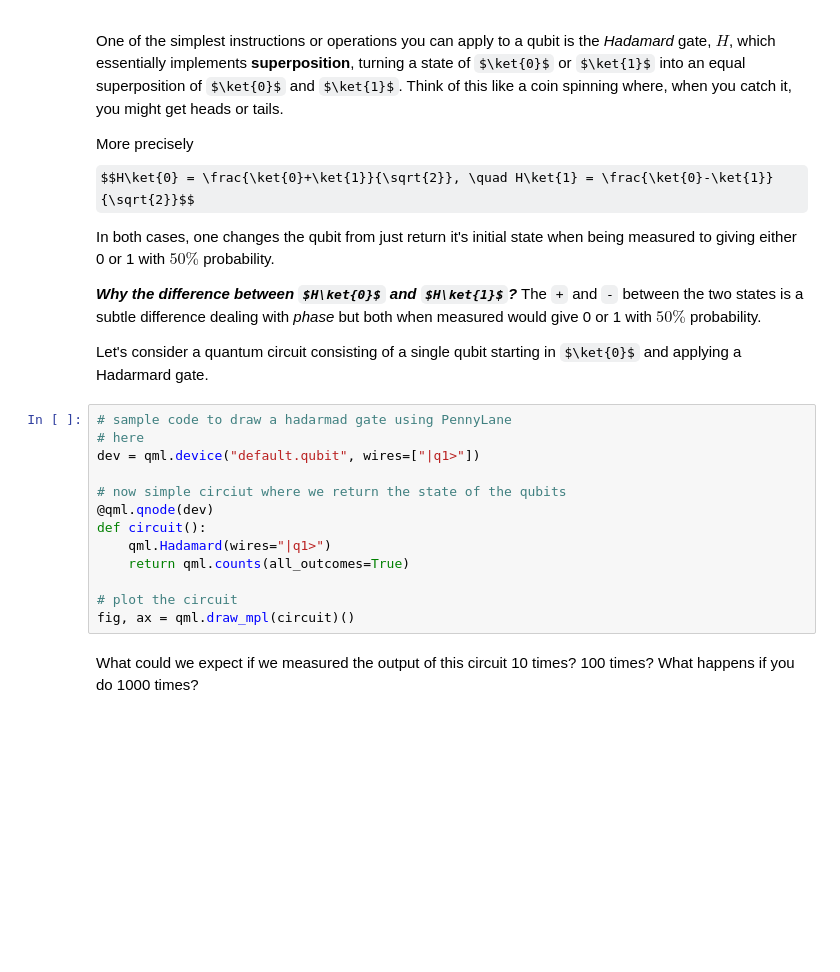
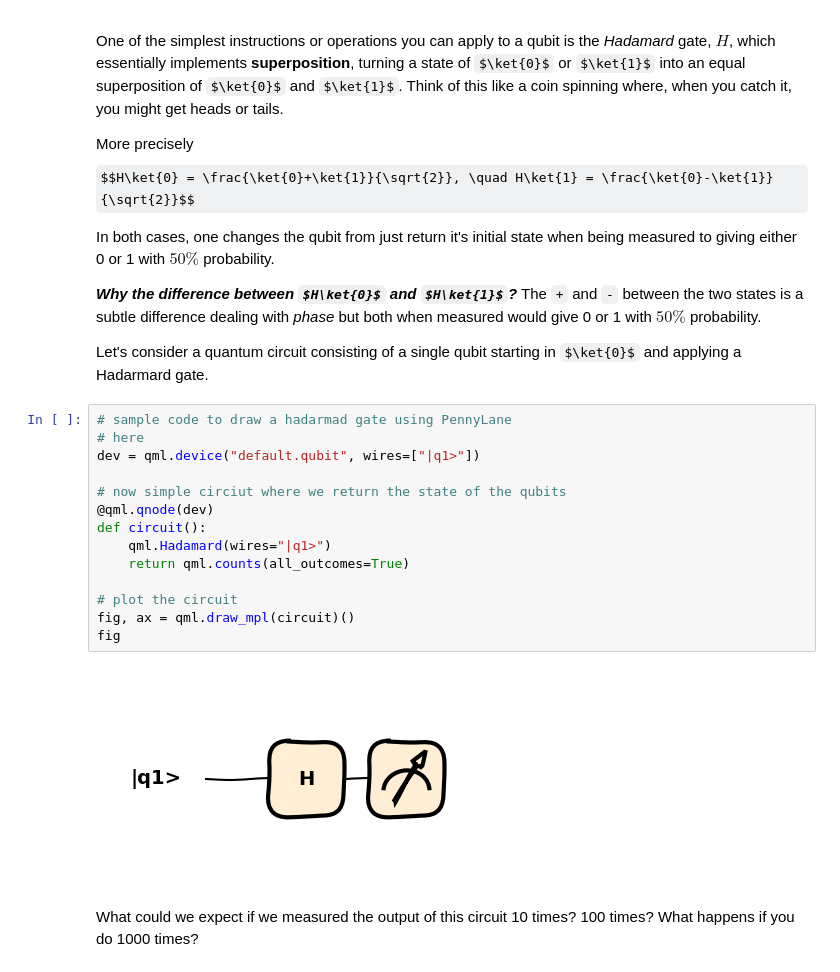
Before and after one commit to PawseySC/quantum-computing-hackathon, a Jupyter notebook: lessons/1-Intro_to_Quantum_Computing_Full.ipynb, the cells around one changed output. Saved outputs shown, nothing was run; the diff lists cells and outputs as text; some formulas as TeX source; blank space fills up the shorter version.

```diff
--- a/lessons/1-Intro_to_Quantum_Computing_Full.ipynb
+++ b/lessons/1-Intro_to_Quantum_Computing_Full.ipynb
@@ -161,16 +161,19 @@ Let's consider a quantum circuit consisting of a single qubit starting in $\ket{
 # %%
 # sample code to draw a hadarmad gate using PennyLane
 # here
 dev = qml.device("default.qubit", wires=["|q1>"])
 
 # now simple circiut where we return the state of the qubits
 @qml.qnode(dev)
 def circuit():
     qml.Hadamard(wires="|q1>")
     return qml.counts(all_outcomes=True)
 
 # plot the circuit
 fig, ax = qml.draw_mpl(circuit)()
+fig
+# %% [output]
+[figure, added]
 # %% [markdown]
 What could we expect if we measured the output of this circuit 10 times? 100 times? What happens if you do 1000 times?
 # %%
```
Also changed, not shown: parts of 6 cells of this notebook, 2 other files.
